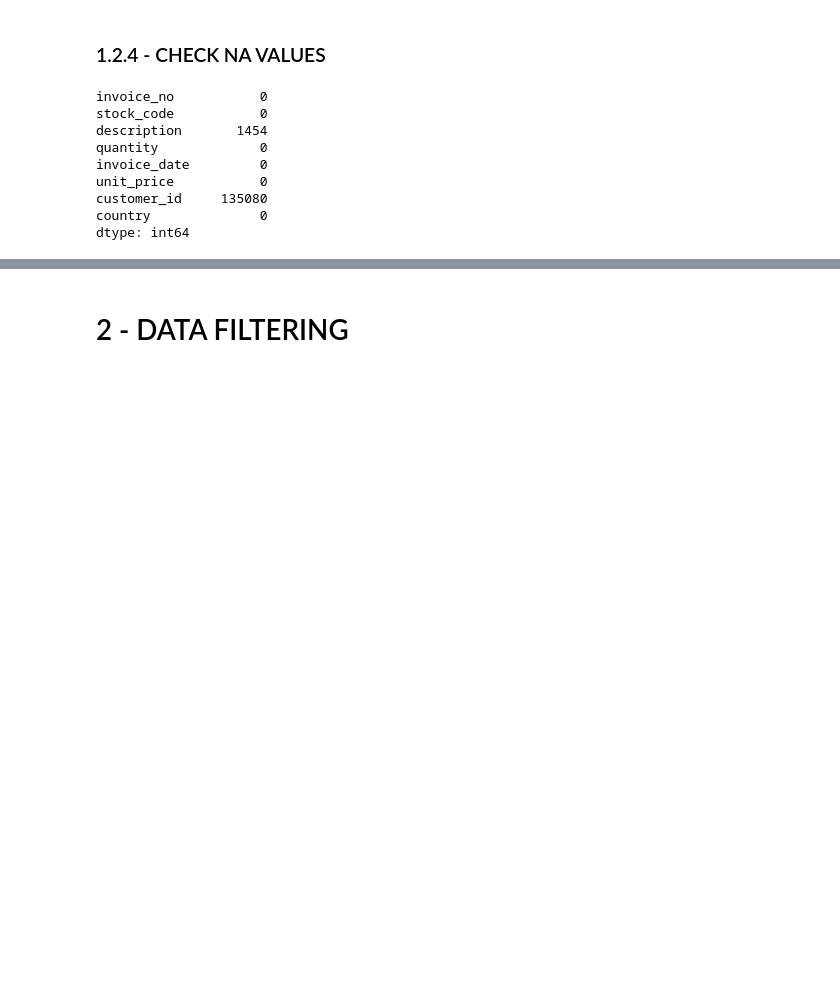
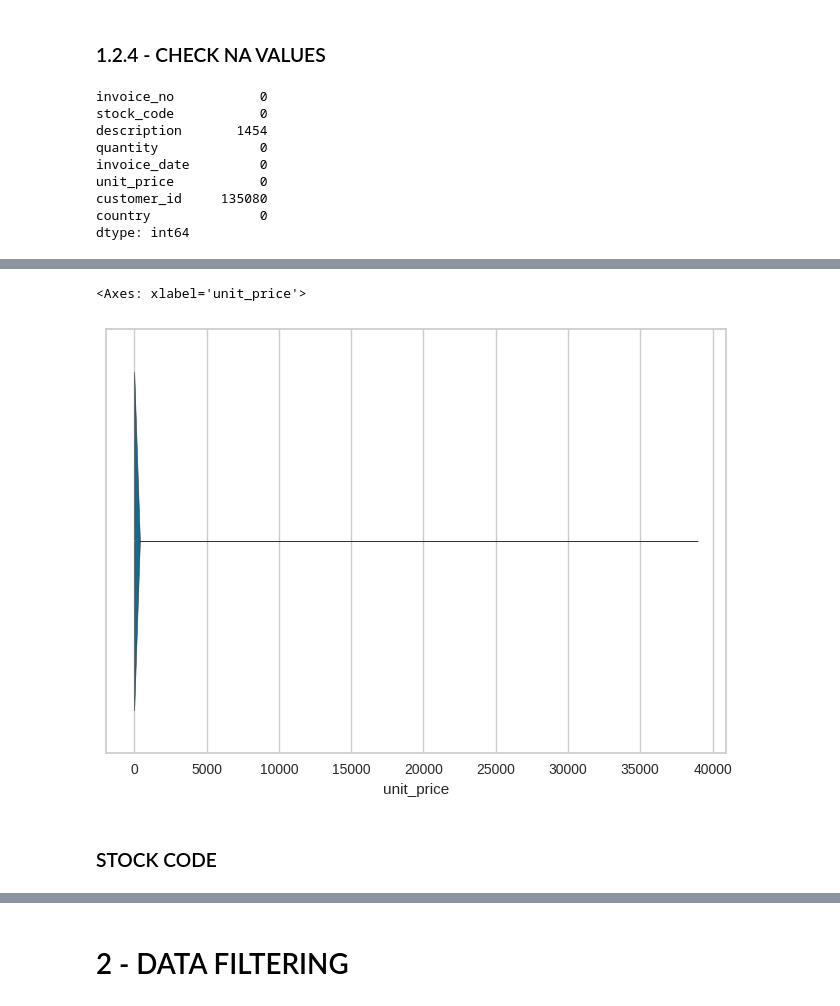
Before and after one commit to RPerottoni/Loyalty_Program_with_Clustering, a Jupyter notebook: notebooks/c05_rp_clustrering_models.ipynb, the cells around one changed output, grey strips where cells are left out. Drawn from its saved outputs; the diff is of its cells as text; code cells hidden in the pictures; blank space fills up the shorter version.

```diff
--- a/notebooks/c05_rp_clustrering_models.ipynb
+++ b/notebooks/c05_rp_clustrering_models.ipynb
@@ -351,0 +410,7 @@ Name: proportion, dtype: float64
+# %%
+sns.violinplot(x=df1['unit_price'])
+# %% [output]
+<Axes: xlabel='unit_price'>
+[figure, added]
+# %% [markdown]
+### STOCK CODE
```
Also changed, not shown: parts of 118 cells of this notebook, 6 other files.
